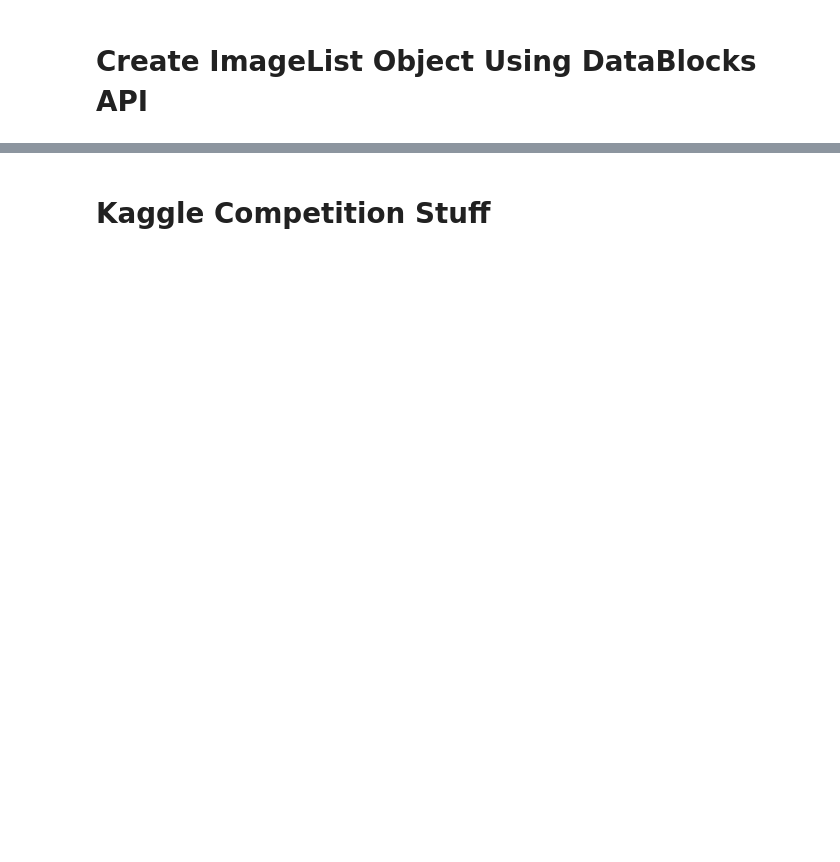
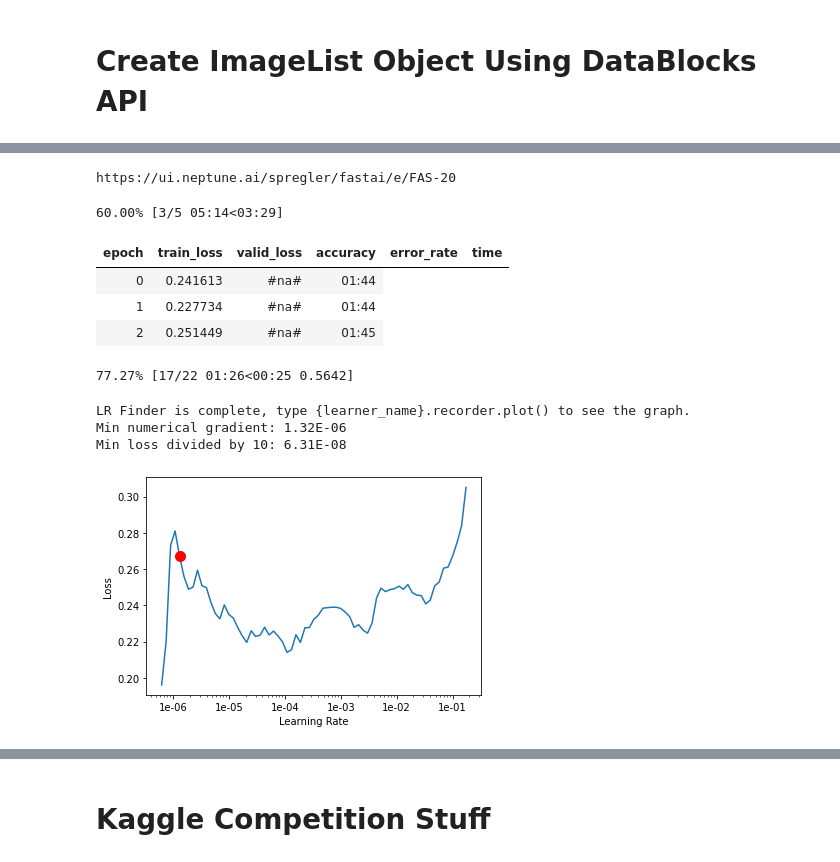
Before and after one commit to spregler/Plant-Pathology-Capstone, a Jupyter notebook: capstone.ipynb, the cells around one changed output, grey strips where cells are left out. Saved outputs shown, nothing was run; the diff lists cells and outputs as text; code cells hidden in the pictures; blank space fills up the shorter version.

```diff
--- a/capstone.ipynb
+++ b/capstone.ipynb
@@ -120,9 +180,9 @@ src = (ImageList.from_df(train_df, root_dir, folder='images', suffix='.jpg')
        .split_by_rand_pct(0.2)
        .label_from_df())
 
-tfms = get_transforms(flip_vert=True, max_lighting=0.1, max_zoom=1.05)
+tfms = get_transforms(flip_vert=True, max_lighting=0.1, max_zoom=1.5, max_rotate=90.0)
 
 data = (src.transform(tfms, size=224)
-      .databunch()
+      .databunch(bs=64)
       .normalize(imagenet_stats))
 # %%
@@ -134,4 +191,0 @@ data.show_batch()
-# %%
-arch = models.resnet50
-# import resnet50
-learner = cnn_learner(data, arch, metrics=[accuracy , error_rate], wd=1e-1).to_fp32()
@@ -140,2 +191,0 @@ Downloading: "https://download.pytorch.org/models/resnet50-19c8e357.pth" to /roo
-# %%
-learner.fit_one_cycle(4,1e-3) # fit to out data
@@ -147,0 +194,10 @@ learner.fit_one_cycle(4,1e-3) # fit to out data
+# %%
+from fastai.callbacks import *
+from neptunecontrib.monitoring.fastai import NeptuneMonitor
+
+arch = models.resnet50 # define model
+
+with neptune.create_experiment(params={'lr':1e-3}):
+  learner = cnn_learner(data, arch, metrics=[accuracy , error_rate],
+                        callback_fns=[NeptuneMonitor], wd=1e-3).to_fp32()
+  learner.fit_one_cycle(5, 1e-3) # fit to our data
@@ -147,0 +212,16 @@ learner.fit_one_cycle(4,1e-3) # fit to out data
+# %%
+with neptune.create_experiment():
+  learner.lr_find() # find optimal lr
+  learner.recorder.plot(suggestion=True)
+# %% [output]
+https://ui.neptune.ai/spregler/fastai/e/FAS-20
+60.00% [3/5 05:14<03:29]
+| epoch | train_loss | valid_loss | accuracy | error_rate | time |
+| 0 | 0.241613 | #na# | 01:44 |
+| 1 | 0.227734 | #na# | 01:44 |
+| 2 | 0.251449 | #na# | 01:45 |
+77.27% [17/22 01:26<00:25 0.5642]
+LR Finder is complete, type {learner_name}.recorder.plot() to see the graph.
+Min numerical gradient: 1.32E-06
+Min loss divided by 10: 6.31E-08
+[figure, added]
```
Also changed, not shown: parts of 34 cells of this notebook.
